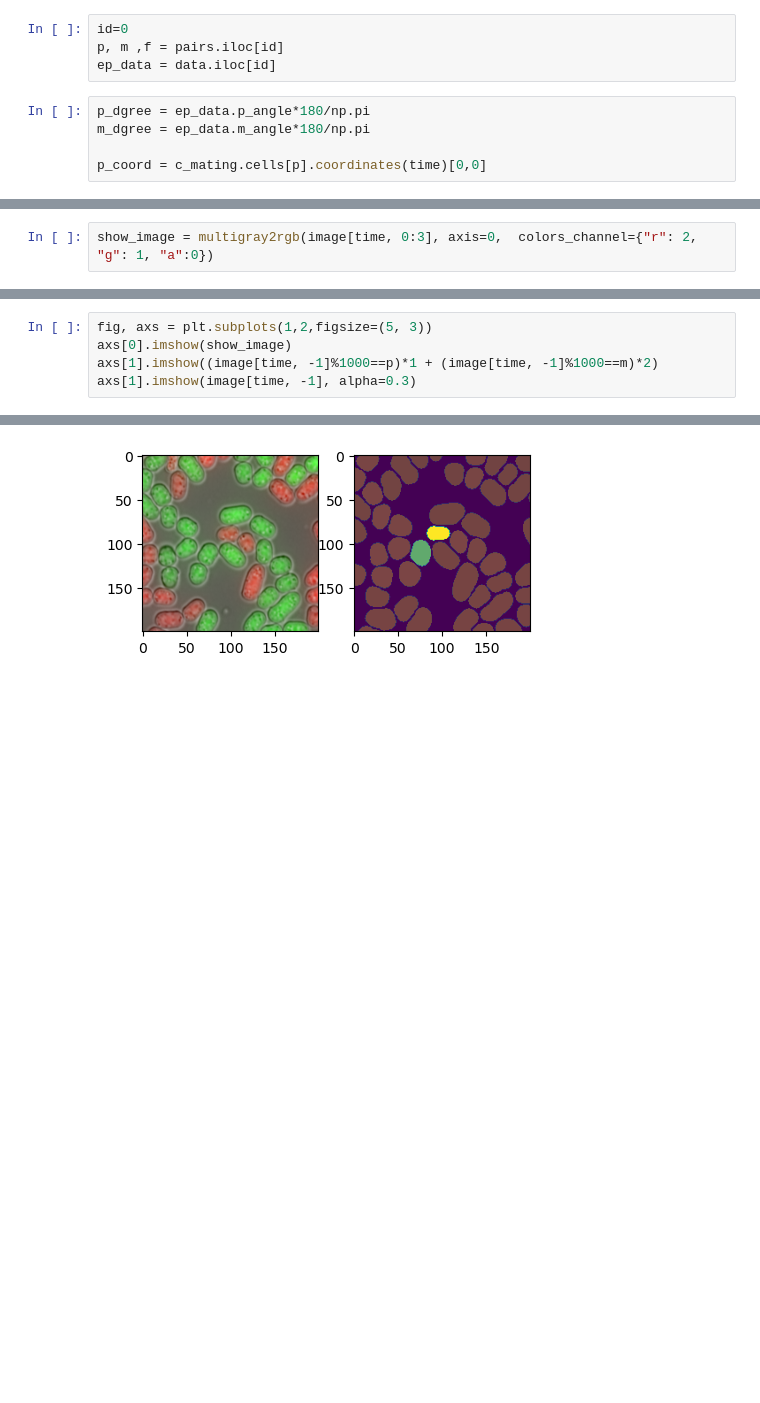
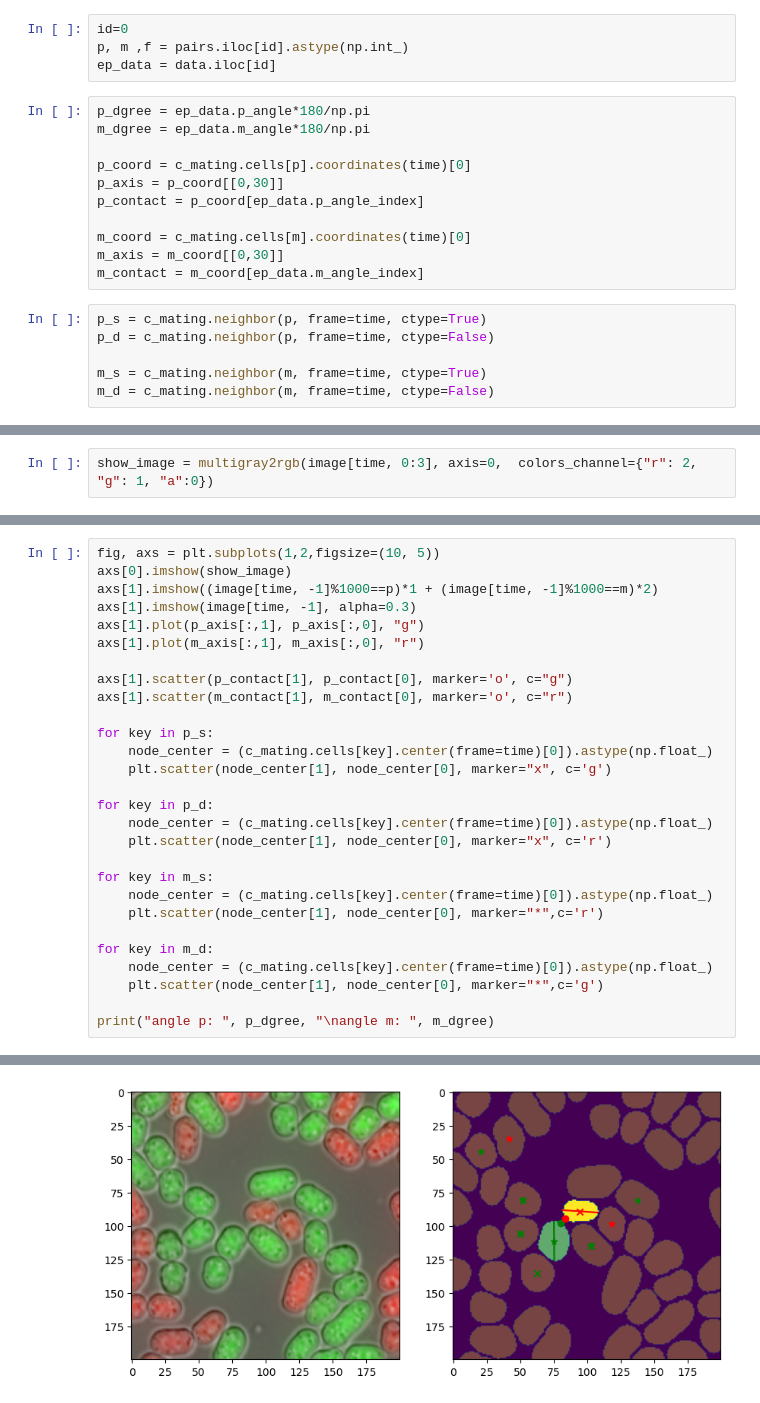
Before and after one commit to wanlanli/pipeline_data_process_mating_dynamic, a Jupyter notebook: check_mating_data_calucation.ipynb, the cells around one changed output, grey strips where cells are left out. Cells and saved outputs as stored; diff of their text form; blank space fills up the shorter version.

```diff
--- a/check_mating_data_calucation.ipynb
+++ b/check_mating_data_calucation.ipynb
@@ -72,13 +72,25 @@ pairs: 6
 | 5 | 53 | 57 | False |
 # %%
 id=0
-p, m ,f = pairs.iloc[id]
+p, m ,f = pairs.iloc[id].astype(np.int_)
 ep_data = data.iloc[id]
 # %%
 p_dgree = ep_data.p_angle*180/np.pi
 m_dgree = ep_data.m_angle*180/np.pi
 
-p_coord = c_mating.cells[p].coordinates(time)[0,0]
+p_coord = c_mating.cells[p].coordinates(time)[0]
+p_axis = p_coord[[0,30]]
+p_contact = p_coord[ep_data.p_angle_index]
+
+m_coord = c_mating.cells[m].coordinates(time)[0]
+m_axis = m_coord[[0,30]]
+m_contact = m_coord[ep_data.m_angle_index]
+# %%
+p_s = c_mating.neighbor(p, frame=time, ctype=True)
+p_d = c_mating.neighbor(p, frame=time, ctype=False)
+
+m_s = c_mating.neighbor(m, frame=time, ctype=True)
+m_d = c_mating.neighbor(m, frame=time, ctype=False)
 # %%
 from cellmating.plotlib._gray2color import multigray2rgb
 # %%
@@ -86,6 +102,29 @@ show_image = multigray2rgb(image[time, 0:3], axis=0,  colors_channel={"r": 2, "g
 # %%
-fig, axs = plt.subplots(1,2,figsize=(5, 3))
+fig, axs = plt.subplots(1,2,figsize=(10, 5))
 axs[0].imshow(show_image)
 axs[1].imshow((image[time, -1]%1000==p)*1 + (image[time, -1]%1000==m)*2)
 axs[1].imshow(image[time, -1], alpha=0.3)
+axs[1].plot(p_axis[:,1], p_axis[:,0], "g")
+axs[1].plot(m_axis[:,1], m_axis[:,0], "r")
+
+axs[1].scatter(p_contact[1], p_contact[0], marker='o', c="g")
+axs[1].scatter(m_contact[1], m_contact[0], marker='o', c="r")
+
+for key in p_s:
+    node_center = (c_mating.cells[key].center(frame=time)[0]).astype(np.float_)
+    plt.scatter(node_center[1], node_center[0], marker="x", c='g')
+
+for key in p_d:
+    node_center = (c_mating.cells[key].center(frame=time)[0]).astype(np.float_)
+    plt.scatter(node_center[1], node_center[0], marker="x", c='r')
+
+for key in m_s:
+    node_center = (c_mating.cells[key].center(frame=time)[0]).astype(np.float_)
+    plt.scatter(node_center[1], node_center[0], marker="*",c='r')
+
+for key in m_d:
+    node_center = (c_mating.cells[key].center(frame=time)[0]).astype(np.float_)
+    plt.scatter(node_center[1], node_center[0], marker="*",c='g')
+
+print("angle p: ", p_dgree, "\nangle m: ", m_dgree)
 # %% [output]
@@ -93 +133 @@ axs[1].imshow(image[time, -1], alpha=0.3)
-[figure, old version]
+[figure, new version]
```
Also changed, not shown: parts of 6 cells of this notebook.
